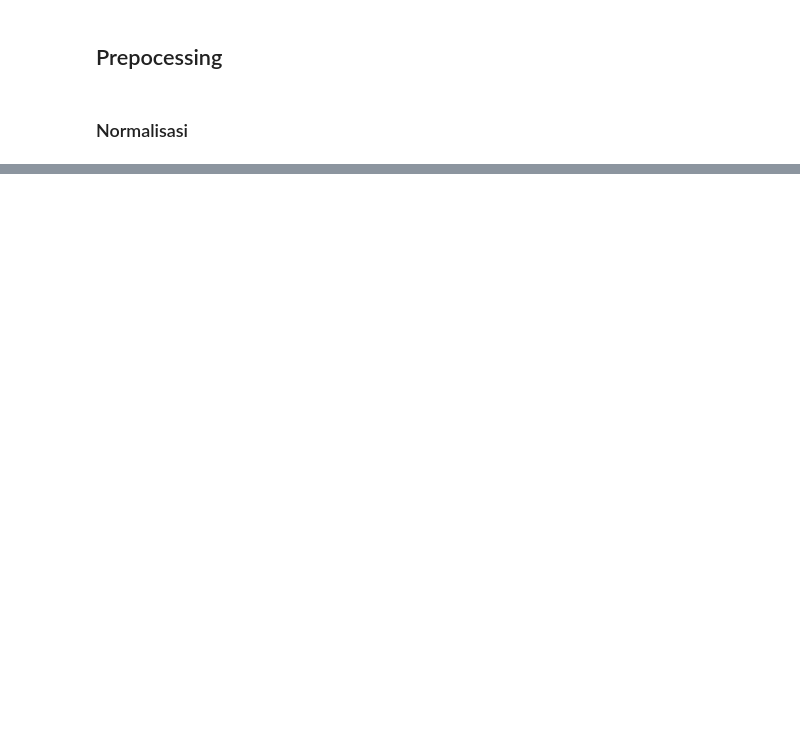
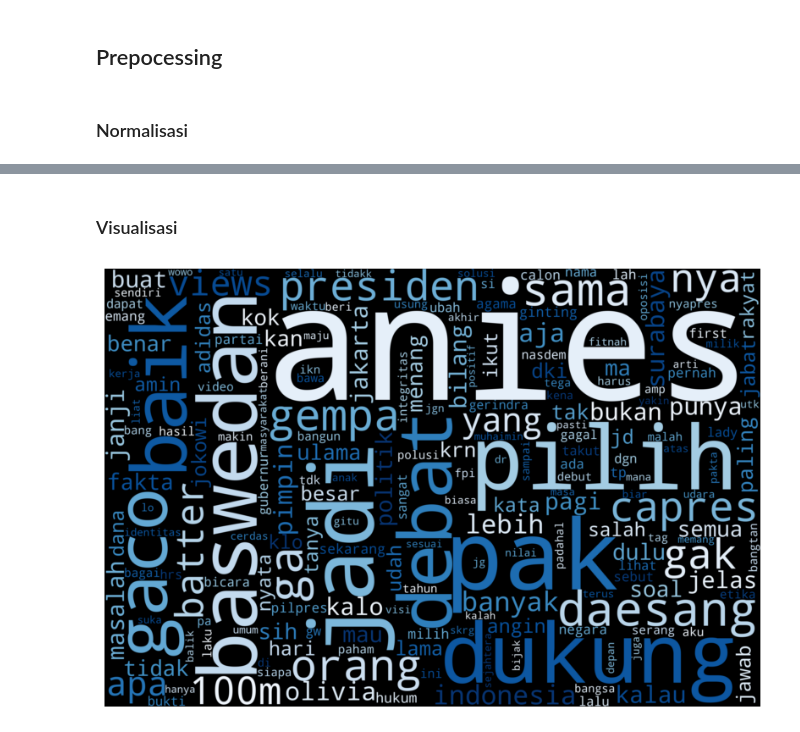
Before and after one commit to dep1220/analisis_sentimen_capres, a Jupyter notebook: analisis_sentimen_capres.ipynb, the cells around one changed output, grey strips where cells are left out. Drawn from its saved outputs; the diff is of its cells as text; code cells hidden in the pictures; blank space fills up the shorter version.

```diff
--- a/analisis_sentimen_capres.ipynb
+++ b/analisis_sentimen_capres.ipynb
@@ -110,0 +261,4 @@ df['full_text'] = df['full_text'].apply(lambda x: normalisasi(x))
+# %%
+data = pd.read_csv('E:\.Developments\DEVELOPMENTS_2024\PROJEK_2024\PROJEK_ANALISIS_CAPRES_NAIVE_BAYES\english_anies.csv', index_col=0)
+
+data.head()
@@ -110,0 +320,3 @@ df['full_text'] = df['full_text'].apply(lambda x: normalisasi(x))
+# %%
+data['status_kasifikasi'] = status
+data
@@ -110,0 +337,26 @@ df['full_text'] = df['full_text'].apply(lambda x: normalisasi(x))
+# %% [markdown]
+### Visualisasi
+# %%
+from wordcloud import WordCloud, STOPWORDS
+
+def plot_cloud(word_cloud):
+    plt.figure(figsize=(10,8))
+    plt.imshow(wordcloud, interpolation='bilinear')
+    plt.axis('off')
+    plt.show()
+
+all_words = ' '.join([tweet for tweet in data['full_text']])
+
+wordcloud = WordCloud(
+    width=3000,
+    height=2000,
+    random_state=3,
+    background_color='black',
+    colormap = 'Blues_r',
+    collocations= False,
+    stopwords= STOPWORDS
+).generate(all_words)
+
+plot_cloud(wordcloud)
+# %% [output]
+[figure, added]
```
Also changed, not shown: parts of 32 cells of this notebook, 2 other files.
